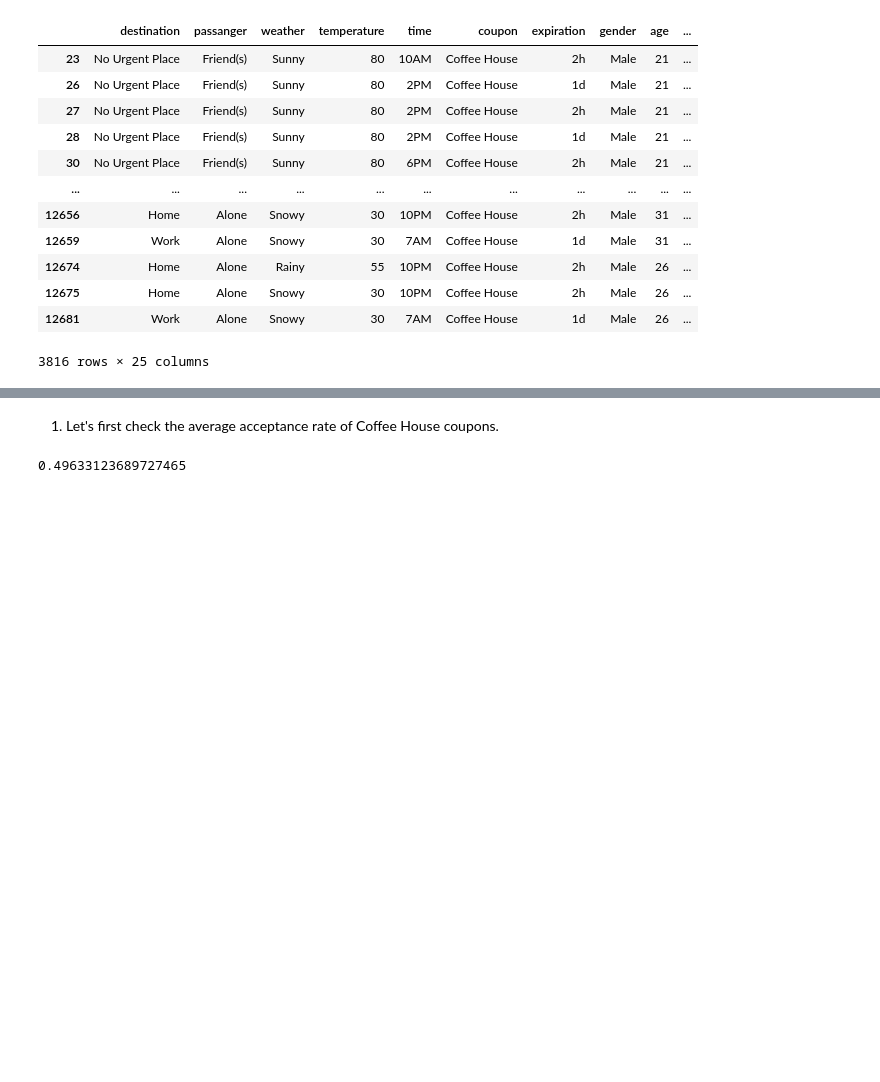
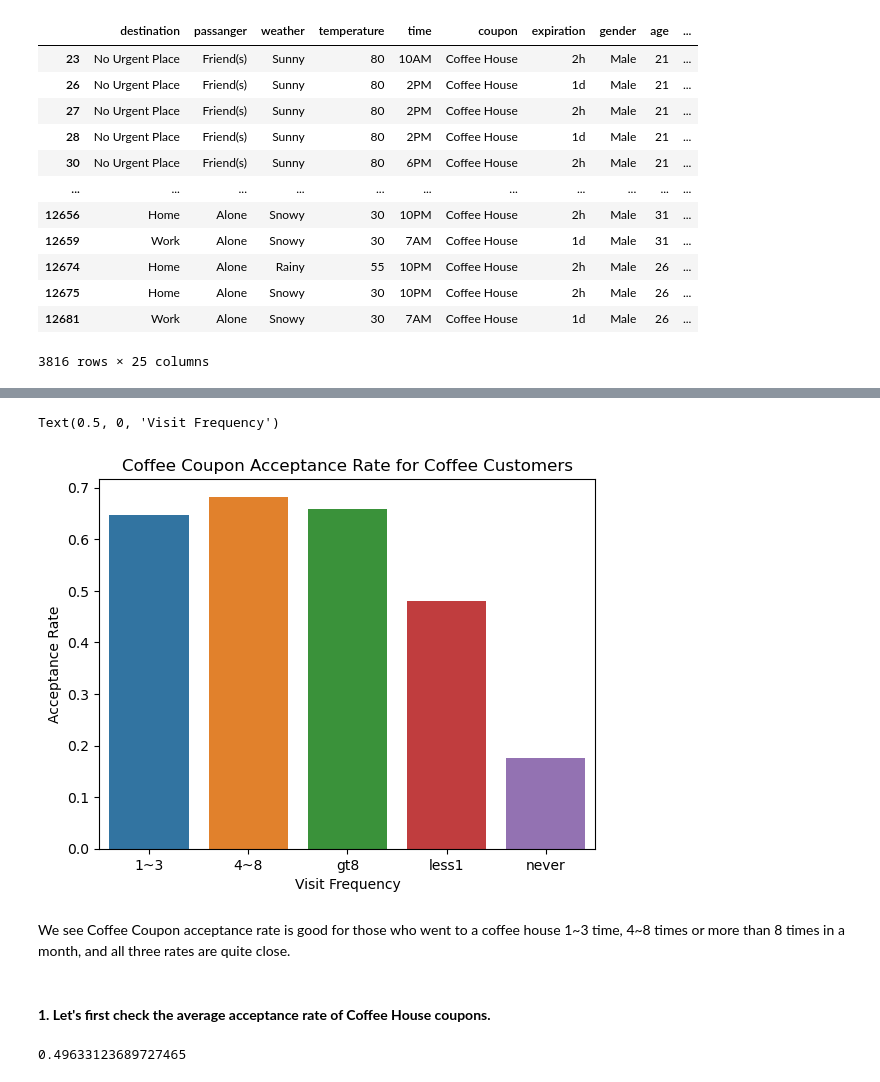
Before and after one commit to sgirem463/ML-AI-Driver-Coupons, a Jupyter notebook: driver_coupons.ipynb, the cells around one changed output, grey strips where cells are left out. Saved outputs shown, nothing was run; the diff lists cells and outputs as text; code cells hidden in the pictures; blank space fills up the shorter version.

```diff
--- a/driver_coupons.ipynb
+++ b/driver_coupons.ipynb
@@ -854,0 +862,3 @@ dataCoffee
+# %%
+coffeeRate = dataCoffee.groupby('CoffeeHouse')[['Y']].mean()
+coffeeRate
@@ -854,0 +873,3 @@ dataCoffee
+# %%
+coffeeRate = coffeeRate.reset_index()
+coffeeRate
@@ -855,5 +883,17 @@ dataCoffee
+# %%
+ax = sns.barplot(coffeeRate, x = 'CoffeeHouse', y = 'Y', hue = 'CoffeeHouse')
+plt.title('Coffee Coupon Acceptance Rate for Coffee Customers')
+ax.set_ylabel('Acceptance Rate')
+ax.set_xlabel('Visit Frequency')
+# %% [output]
+Text(0.5, 0, 'Visit Frequency')
+[figure, added]
+# %% [markdown]
+We see Coffee Coupon acceptance rate is good for those who went to a coffee house 1\~3 time, 4\~8 times or more than 8 times in a month, and all three rates are quite close.
 # %% [markdown]
-1. Let's first check the average acceptance rate of Coffee House coupons.
+<br>
+
+__1. Let's first check the average acceptance rate of Coffee House coupons.__
 # %%
 dataCoffee['Y'].mean()
 # %% [output]
```
Also changed, not shown: parts of 32 cells of this notebook.
